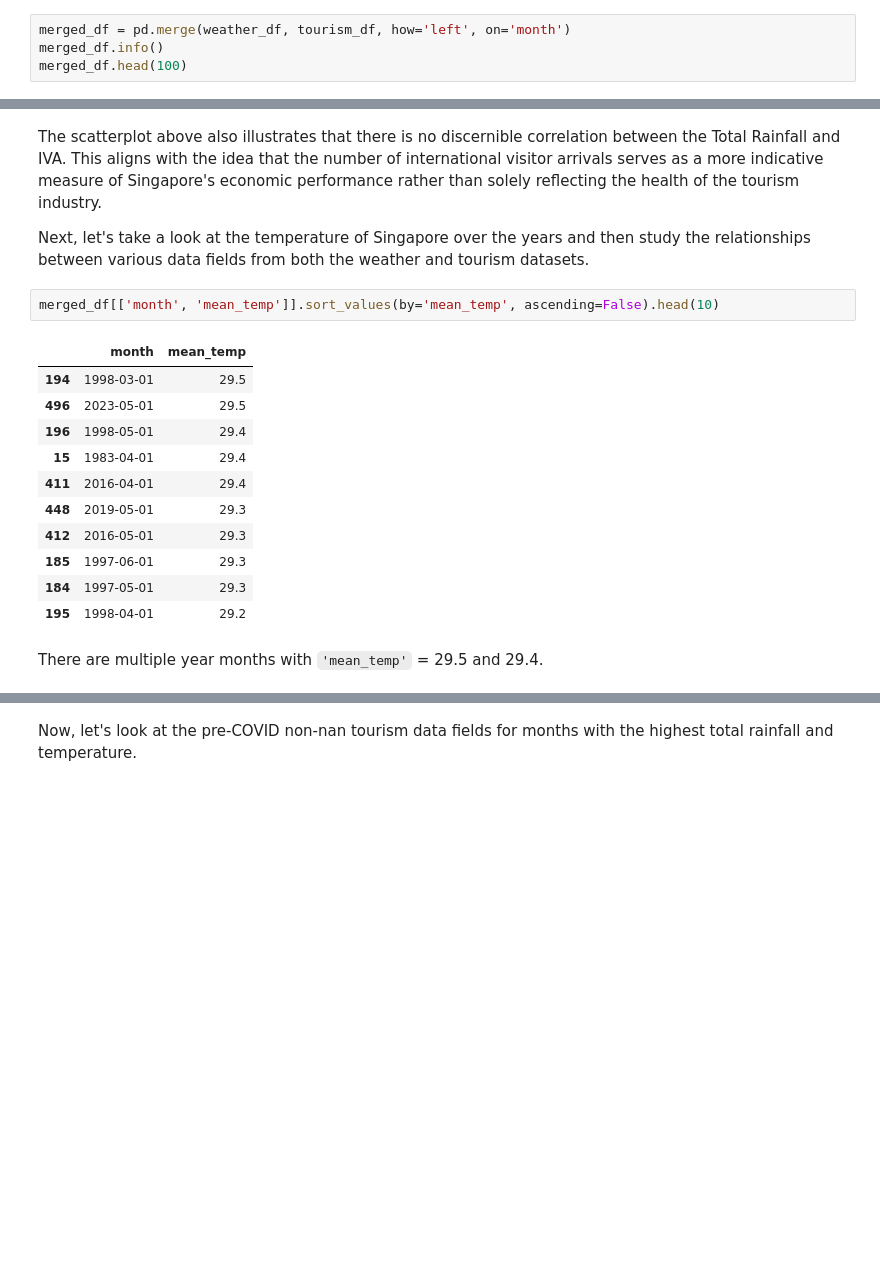
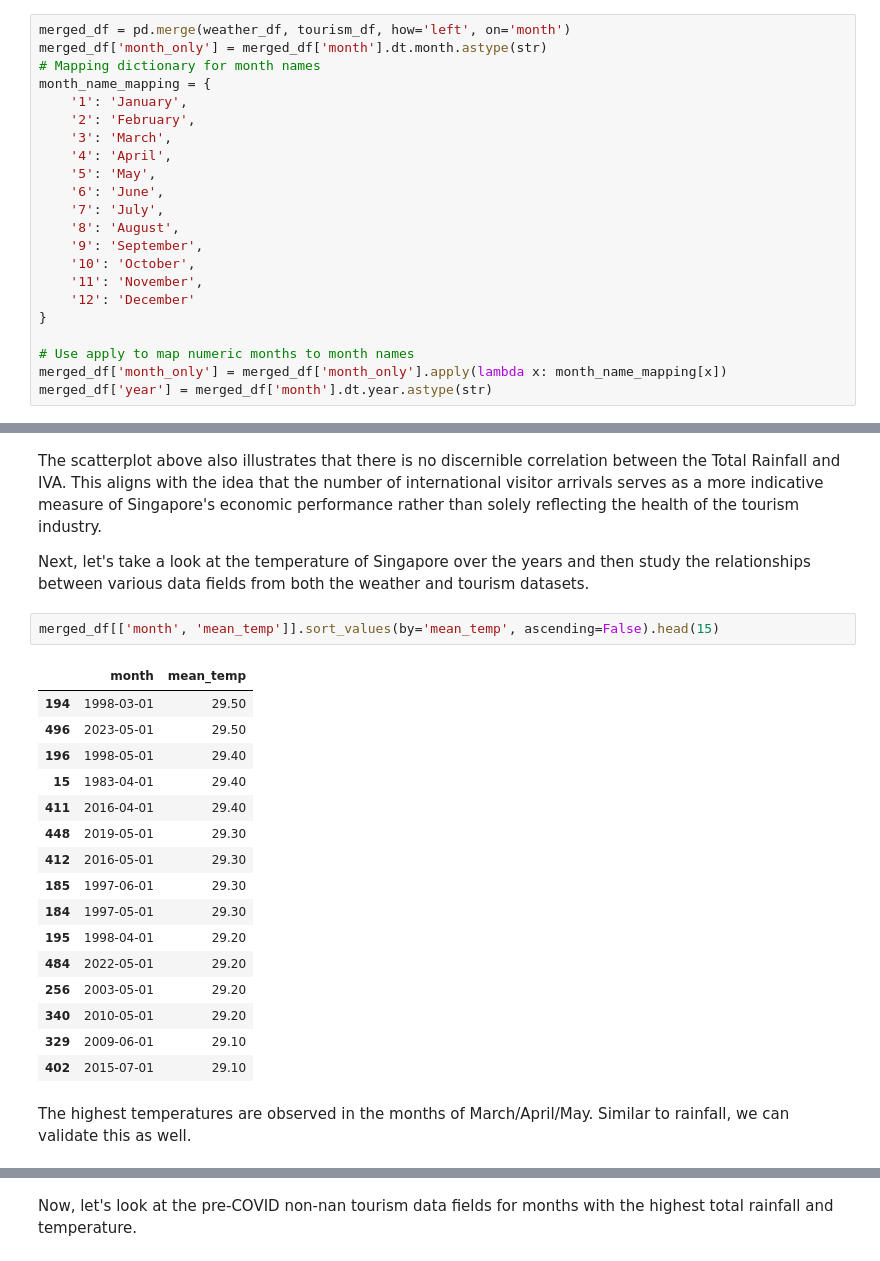
Before and after one commit to tengyneo/project1, a Jupyter notebook: notebook/p1_EDA_tengyong.ipynb, the cells around one changed output, grey strips where cells are left out. Drawn from its saved outputs; the diff is of its cells as text; blank space fills up the shorter version.

```diff
--- a/notebook/p1_EDA_tengyong.ipynb
+++ b/notebook/p1_EDA_tengyong.ipynb
@@ -386,4 +387,22 @@ Tourism
 # %%
 merged_df = pd.merge(weather_df, tourism_df, how='left', on='month')
-merged_df.info()
-merged_df.head(100)
+merged_df['month_only'] = merged_df['month'].dt.month.astype(str)
+# Mapping dictionary for month names
+month_name_mapping = {
+    '1': 'January',
+    '2': 'February',
+    '3': 'March',
+    '4': 'April',
+    '5': 'May',
+    '6': 'June',
+    '7': 'July',
+    '8': 'August',
+    '9': 'September',
+    '10': 'October',
+    '11': 'November',
+    '12': 'December'
+}
+
+# Use apply to map numeric months to month names
+merged_df['month_only'] = merged_df['month_only'].apply(lambda x: month_name_mapping[x])
+merged_df['year'] = merged_df['month'].dt.year.astype(str)
@@ -600,18 +652,23 @@ The scatterplot above also illustrates that there is no discernible correlation
 
 Next, let's take a look at the temperature of Singapore over the years and then study the relationships between various data fields from both the weather and tourism datasets.
 # %%
-merged_df[['month', 'mean_temp']].sort_values(by='mean_temp', ascending=False).head(10)
+merged_df[['month', 'mean_temp']].sort_values(by='mean_temp', ascending=False).head(15)
 # %% [output]
 |  | month | mean_temp |
-| 194 | 1998-03-01 | 29.5 |
-| 496 | 2023-05-01 | 29.5 |
-| 196 | 1998-05-01 | 29.4 |
-| 15 | 1983-04-01 | 29.4 |
-| 411 | 2016-04-01 | 29.4 |
-| 448 | 2019-05-01 | 29.3 |
-| 412 | 2016-05-01 | 29.3 |
-| 185 | 1997-06-01 | 29.3 |
-| 184 | 1997-05-01 | 29.3 |
-| 195 | 1998-04-01 | 29.2 |
+| 194 | 1998-03-01 | 29.50 |
+| 496 | 2023-05-01 | 29.50 |
+| 196 | 1998-05-01 | 29.40 |
+| 15 | 1983-04-01 | 29.40 |
+| 411 | 2016-04-01 | 29.40 |
+| 448 | 2019-05-01 | 29.30 |
+| 412 | 2016-05-01 | 29.30 |
+| 185 | 1997-06-01 | 29.30 |
+| 184 | 1997-05-01 | 29.30 |
+| 195 | 1998-04-01 | 29.20 |
+| 484 | 2022-05-01 | 29.20 |
+| 256 | 2003-05-01 | 29.20 |
+| 340 | 2010-05-01 | 29.20 |
+| 329 | 2009-06-01 | 29.10 |
+| 402 | 2015-07-01 | 29.10 |
 # %% [markdown]
-There are multiple year months with `'mean_temp'` = 29.5 and 29.4.
+The highest temperatures are observed in the months of March/April/May. Similar to rainfall, we can validate this as well.
```
Also changed, not shown: parts of 28 cells of this notebook.
